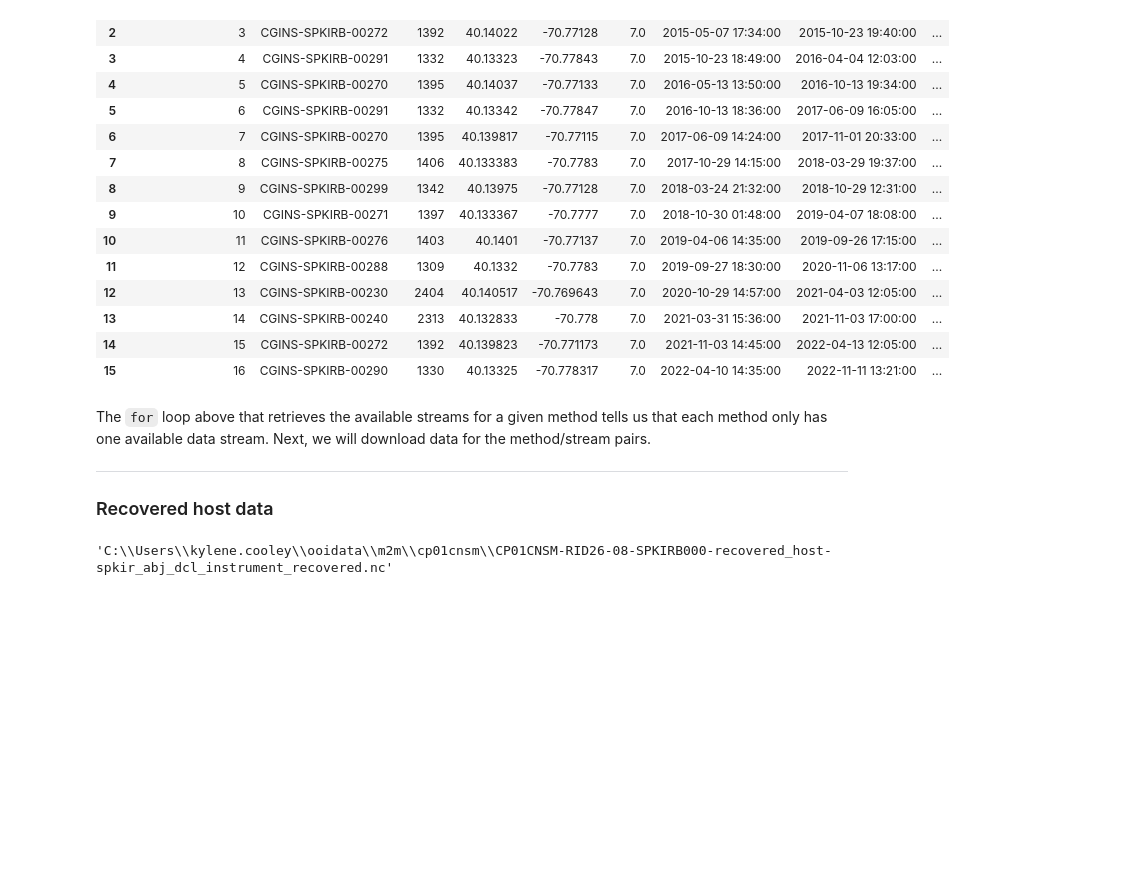
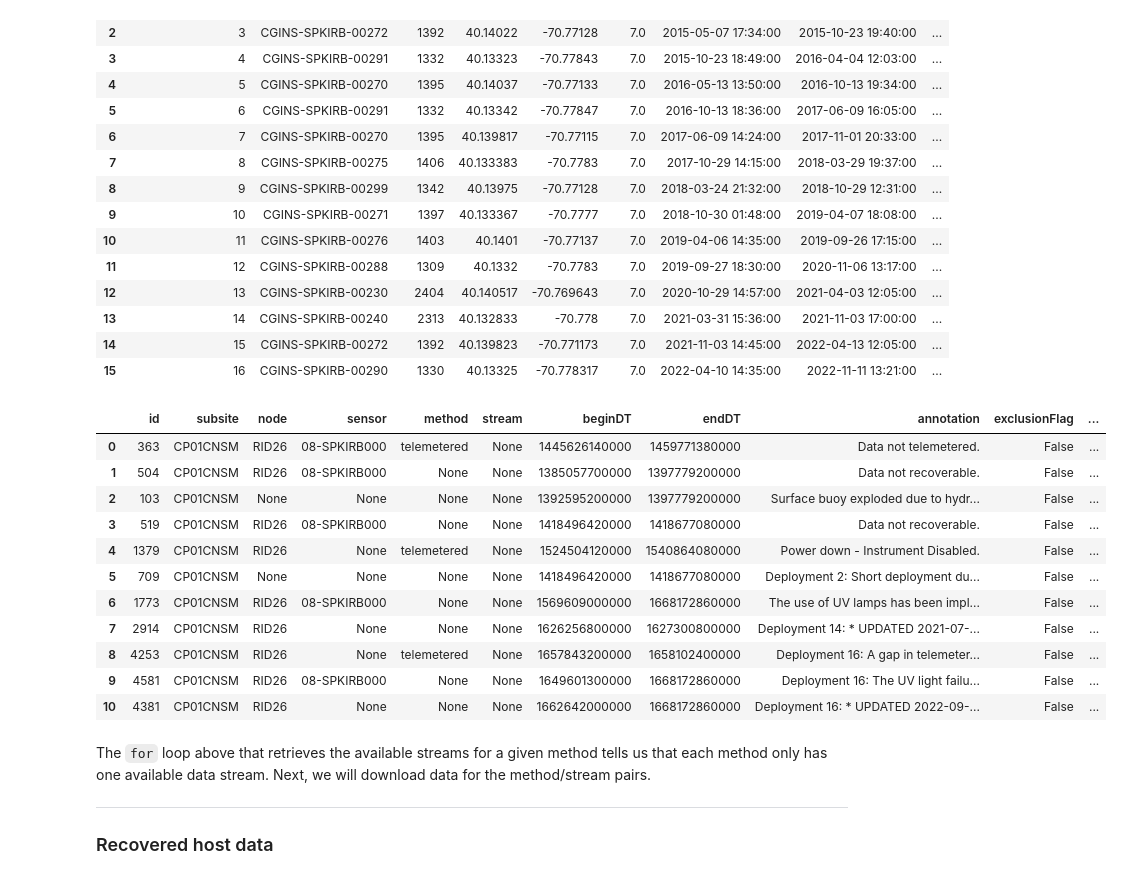
Before and after one commit to cooleyky/qartod_testing, a Jupyter notebook: notebooks/11-Deep-dive-CP01CNSM-RID26-08-SPKIRB000.ipynb, the cells around one changed output. Drawn from its saved outputs; the diff is of its cells as text; code cells hidden in the pictures; blank space fills up the shorter version.

```diff
--- a/notebooks/11-Deep-dive-CP01CNSM-RID26-08-SPKIRB000.ipynb
+++ b/notebooks/11-Deep-dive-CP01CNSM-RID26-08-SPKIRB000.ipynb
@@ -64,20 +61,33 @@ if not os.path.exists(out_path):
+# %%
+# View annotations
+annotations = get_annotations(site, node, sensor)
+annotations = pd.DataFrame(annotations)
+
+if not annotations.empty:
+    annotations = annotations.drop(columns=['@class'])
+    annotations['beginDate'] = pd.to_datetime(annotations.beginDT, unit='ms').dt.strftime('%Y-%m-%dT%H:%M:%S')
+    annotations['endDate'] = pd.to_datetime(annotations.endDT, unit='ms').dt.strftime('%Y-%m-%dT%H:%M:%S')
+
+annotations
+
+# Note: now I have moved the lines that add a human-readable date time up here where the annotations are displayed, however I'm not sure if the begin and endDT columns still need
+# to exist. I would like to remove them because they are just taking up space and don't add anything to the dataFrame displayed below.
+# %% [output]
+|  | id | subsite | node | sensor | method | stream | beginDT | endDT | annotation | exclusionFlag | ... |
+| 0 | 363 | CP01CNSM | RID26 | 08-SPKIRB000 | telemetered | None | 1445626140000 | 1459771380000 | Data not telemetered. | False | ... |
+| 1 | 504 | CP01CNSM | RID26 | 08-SPKIRB000 | None | None | 1385057700000 | 1397779200000 | Data not recoverable. | False | ... |
+| 2 | 103 | CP01CNSM | None | None | None | None | 1392595200000 | 1397779200000 | Surface buoy exploded due to hydr... | False | ... |
+| 3 | 519 | CP01CNSM | RID26 | 08-SPKIRB000 | None | None | 1418496420000 | 1418677080000 | Data not recoverable. | False | ... |
+| 4 | 1379 | CP01CNSM | RID26 | None | telemetered | None | 1524504120000 | 1540864080000 | Power down - Instrument Disabled. | False | ... |
+| 5 | 709 | CP01CNSM | None | None | None | None | 1418496420000 | 1418677080000 | Deployment 2: Short deployment du... | False | ... |
+| 6 | 1773 | CP01CNSM | RID26 | 08-SPKIRB000 | None | None | 1569609000000 | 1668172860000 | The use of UV lamps has been impl... | False | ... |
+| 7 | 2914 | CP01CNSM | RID26 | None | None | None | 1626256800000 | 1627300800000 | Deployment 14: * UPDATED 2021-07-... | False | ... |
+| 8 | 4253 | CP01CNSM | RID26 | None | telemetered | None | 1657843200000 | 1658102400000 | Deployment 16: A gap in telemeter... | False | ... |
+| 9 | 4581 | CP01CNSM | RID26 | 08-SPKIRB000 | None | None | 1649601300000 | 1668172860000 | Deployment 16: The UV light failu... | False | ... |
+| 10 | 4381 | CP01CNSM | RID26 | None | None | None | 1662642000000 | 1668172860000 | Deployment 16: * UPDATED 2022-09-... | False | ... |
 # %% [markdown]
 The `for` loop above that retrieves the available streams for a given method tells us that each method only has one available data stream. Next, we will download data for the method/stream pairs.
 
 <hr>
 
 ### Recovered host data
-# %%
-# Set method and stream strings
-method = methods[0]
-stream = streams[method][0]
-start = deployments[0]["deployStart"]
-
-# Set file name and path to data file
-data_file = '-'.join([refdes, method, stream]) + '.nc'
-file_path = os.path.join(out_path, data_file)
-
-# Print file path to check
-file_path
-# %% [output]
-'C:\\Users\\kylene.cooley\\ooidata\\m2m\\cp01cnsm\\CP01CNSM-RID26-08-SPKIRB000-recovered_host-spkir_abj_dcl_instrument_recovered.nc'
```
Also changed, not shown: parts of 14 cells of this notebook.
